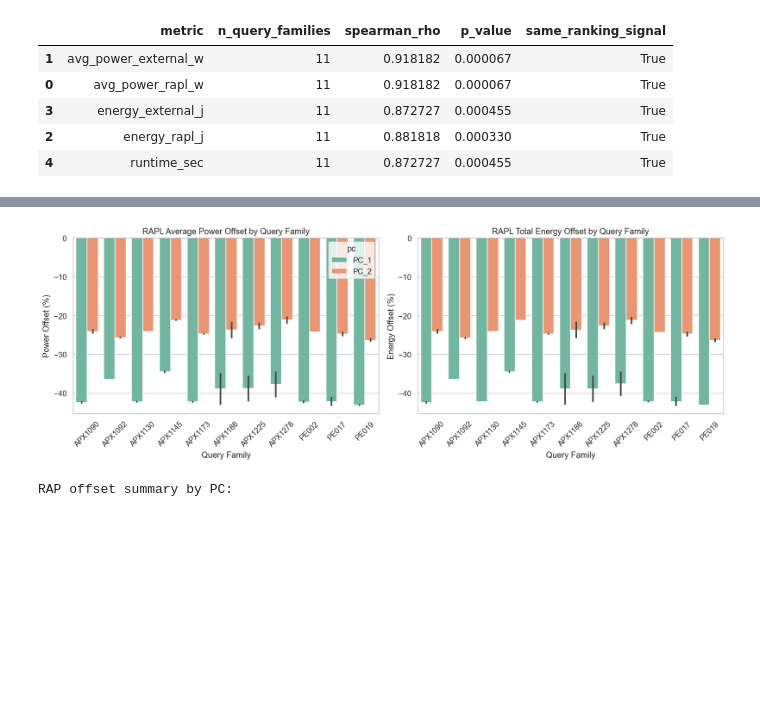
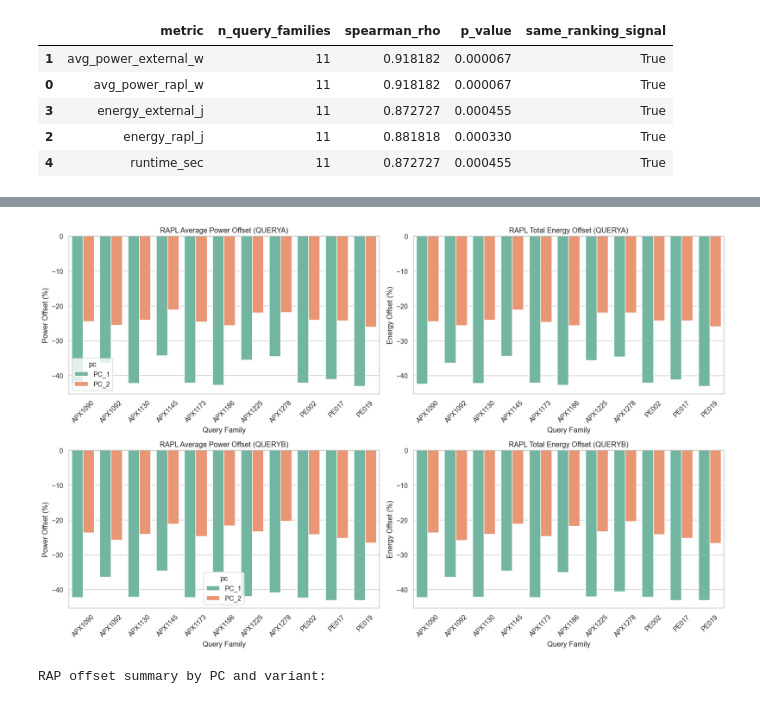
Before and after one commit to mkmason/Masters-Thesis, a Jupyter notebook: run_analysis.ipynb, the cells around one changed output, grey strips where cells are left out. Saved outputs shown, nothing was run; the diff lists cells and outputs as text; code cells hidden in the pictures; blank space fills up the shorter version.

Commit message:
updated new plots for a/b queries

```diff
--- a/run_analysis.ipynb
+++ b/run_analysis.ipynb
@@ -747,52 +747,58 @@ RAPL offset (% difference from external measurements) by test and PC:
 | 42 | PC_2 | PE019 | QUERYA | PE019-queryA.sql | 11.281648 | 15.252139 | -26.032353 | ... |
 | 43 | PC_2 | PE019 | QUERYB | PE019-queryB.sql | 11.264889 | 15.339415 | -26.562462 | ... |
 # %%
-# Visualize RAPL offsets by metric and PC
+# Visualize RAPL offsets by metric and PC, separated by variant (Query A vs B)
 if not offset_df.empty:
     plot_offset = offset_df.dropna(subset=["power_offset_pct", "energy_offset_pct"]).copy()
 
     if not plot_offset.empty:
-        fig, axes = plt.subplots(1, 2, figsize=(14, 5))
+        fig, axes = plt.subplots(2, 2, figsize=(16, 10))
 
-        # Power offset plot
-        power_data = plot_offset.sort_values(["pc", "query_family"])
-        sns.barplot(
-            data=power_data,
-            x="query_family", y="power_offset_pct", hue="pc",
-            ax=axes[0], palette="Set2"
-        )
-        axes[0].set_title("RAPL Average Power Offset by Query Family")
-        axes[0].set_ylabel("Power Offset (%)")
-        axes[0].set_xlabel("Query Family")
-        axes[0].axhline(0, color="black", linewidth=0.8, linestyle="--", alpha=0.5)
-        axes[0].tick_params(axis="x", rotation=45)
+        # For each variant, create power and energy offset plots
+        for idx, variant in enumerate(["QUERYA", "QUERYB"]):
+            variant_data = plot_offset[plot_offset["variant"] == variant].sort_values(["pc", "query_family"])
 
-        # Energy offset plot
-        sns.barplot(
-            data=power_data,
-            x="query_family", y="energy_offset_pct", hue="pc",
-            ax=axes[1], palette="Set2"
-        )
-        axes[1].set_title("RAPL Total Energy Offset by Query Family")
-        axes[1].set_ylabel("Energy Offset (%)")
-        axes[1].set_xlabel("Query Family")
-        axes[1].axhline(0, color="black", linewidth=0.8, linestyle="--", alpha=0.5)
-        axes[1].tick_params(axis="x", rotation=45)
-        axes[1].get_legend().remove()
+            if variant_data.empty:
+                continue
+
+            # Power offset plot
+            sns.barplot(
+                data=variant_data,
+                x="query_family", y="power_offset_pct", hue="pc",
+                ax=axes[idx, 0], palette="Set2"
+            )
+            axes[idx, 0].set_title(f"RAPL Average Power Offset ({variant})")
+            axes[idx, 0].set_ylabel("Power Offset (%)")
+            axes[idx, 0].set_xlabel("Query Family")
+            axes[idx, 0].axhline(0, color="black", linewidth=0.8, linestyle="--", alpha=0.5)
+            axes[idx, 0].tick_params(axis="x", rotation=45)
+
+            # Energy offset plot
+            sns.barplot(
+                data=variant_data,
+                x="query_family", y="energy_offset_pct", hue="pc",
+                ax=axes[idx, 1], palette="Set2"
+            )
+            axes[idx, 1].set_title(f"RAPL Total Energy Offset ({variant})")
+            axes[idx, 1].set_ylabel("Energy Offset (%)")
+            axes[idx, 1].set_xlabel("Query Family")
+            axes[idx, 1].axhline(0, color="black", linewidth=0.8, linestyle="--", alpha=0.5)
+            axes[idx, 1].tick_params(axis="x", rotation=45)
+            axes[idx, 1].get_legend().remove()
 
         plt.tight_layout()
         plt.show()
 
         # Summary statistics
-        print("\nRAP offset summary by PC:")
-        summary = offset_df.groupby("pc")[["power_offset_pct", "energy_offset_pct"]].agg([
+        print("\nRAP offset summary by PC and variant:")
+        summary = offset_df.groupby(["variant", "pc"])[["power_offset_pct", "energy_offset_pct"]].agg([
             ("mean", "mean"),
             ("median", "median"),
             ("min", "min"),
             ("max", "max"),
             ("std", "std"),
         ])
         display(summary)
 # %% [output]
-[figure, old version]
+[figure, new version]
-RAP offset summary by PC:
+RAP offset summary by PC and variant:
```
Also changed, not shown: parts of 2 cells of this notebook.
